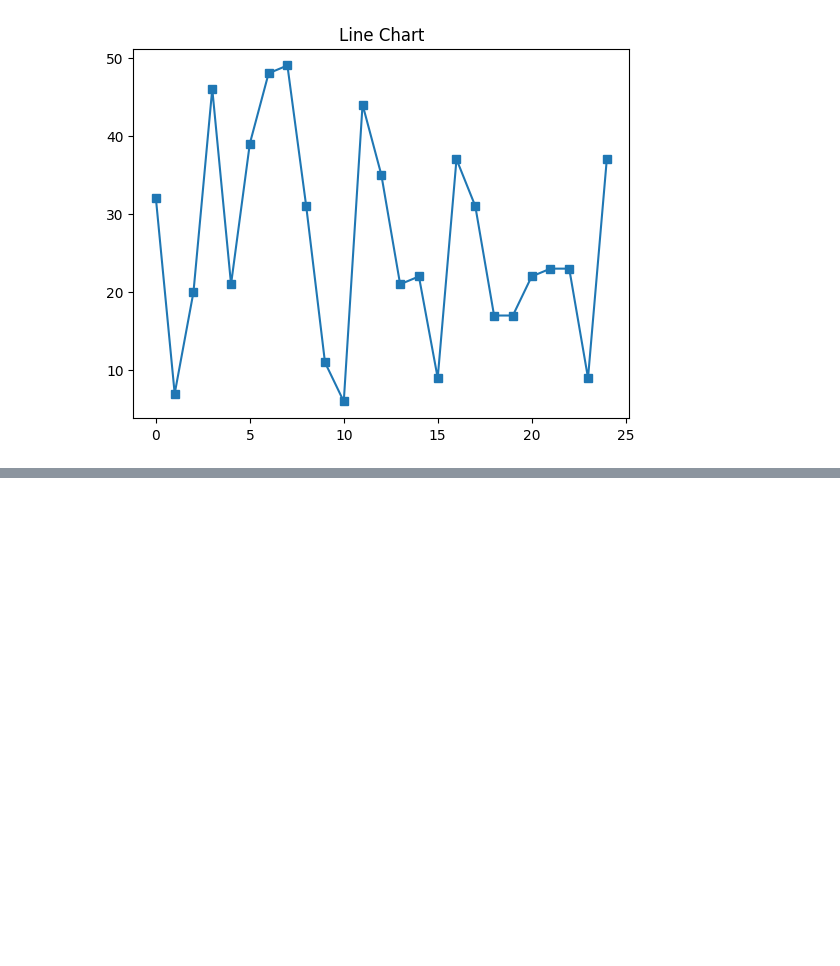
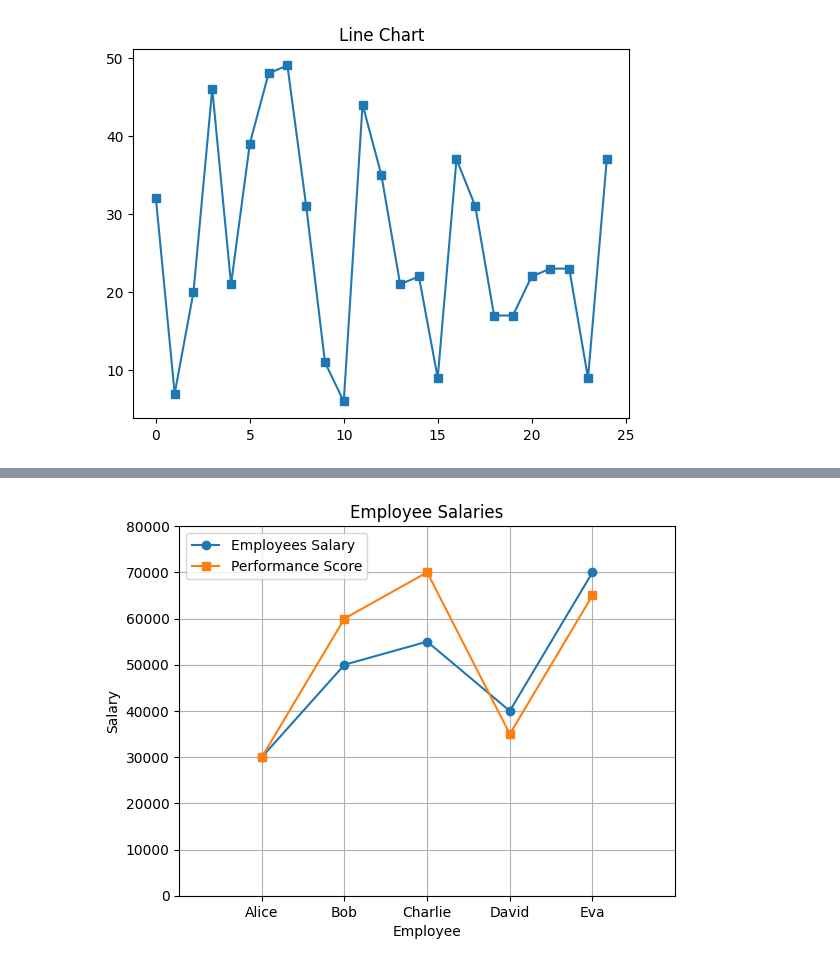
Before and after one commit to maddy819/PythonLibs, a Jupyter notebook: Matplotlib/app.ipynb, the cells around one changed output, grey strips where cells are left out. Saved outputs shown, nothing was run; the diff lists cells and outputs as text; code cells hidden in the pictures; blank space fills up the shorter version.

```diff
--- a/Matplotlib/app.ipynb
+++ b/Matplotlib/app.ipynb
@@ -76,0 +83,25 @@ plt.show()
+# %%
+# Sample DataFrame
+employees_df = pd.DataFrame({
+    "name": ["Alice", "Bob", "Charlie", "David", "Eva"],
+    "salary": [30000, 50000, 55000, 40000, 70000],
+    "performance_score": [3, 6, 7, 3.5, 6.5]
+})
+
+# Convert names to numeric positions
+positions = np.arange(len(employees_df))
+
+# Plot using positions, but keep string labels
+plt.plot(positions, employees_df["salary"], marker="o", label='Employees Salary')
+plt.plot(positions, employees_df["performance_score"] * 10000, marker="s", label='Performance Score')
+plt.xticks(positions, employees_df["name"])  # show employee names instead of numbers
+plt.xlabel("Employee")
+plt.ylabel("Salary")
+plt.title("Employee Salaries")
+plt.grid()
+plt.xlim(-1, len(employees_df))  # add some padding on x-axis
+plt.ylim(0, 80000)
+plt.legend()
+plt.show()
+# %% [output]
+[figure, added]
```
Also changed, not shown: parts of 4 cells of this notebook, 4 other files.
